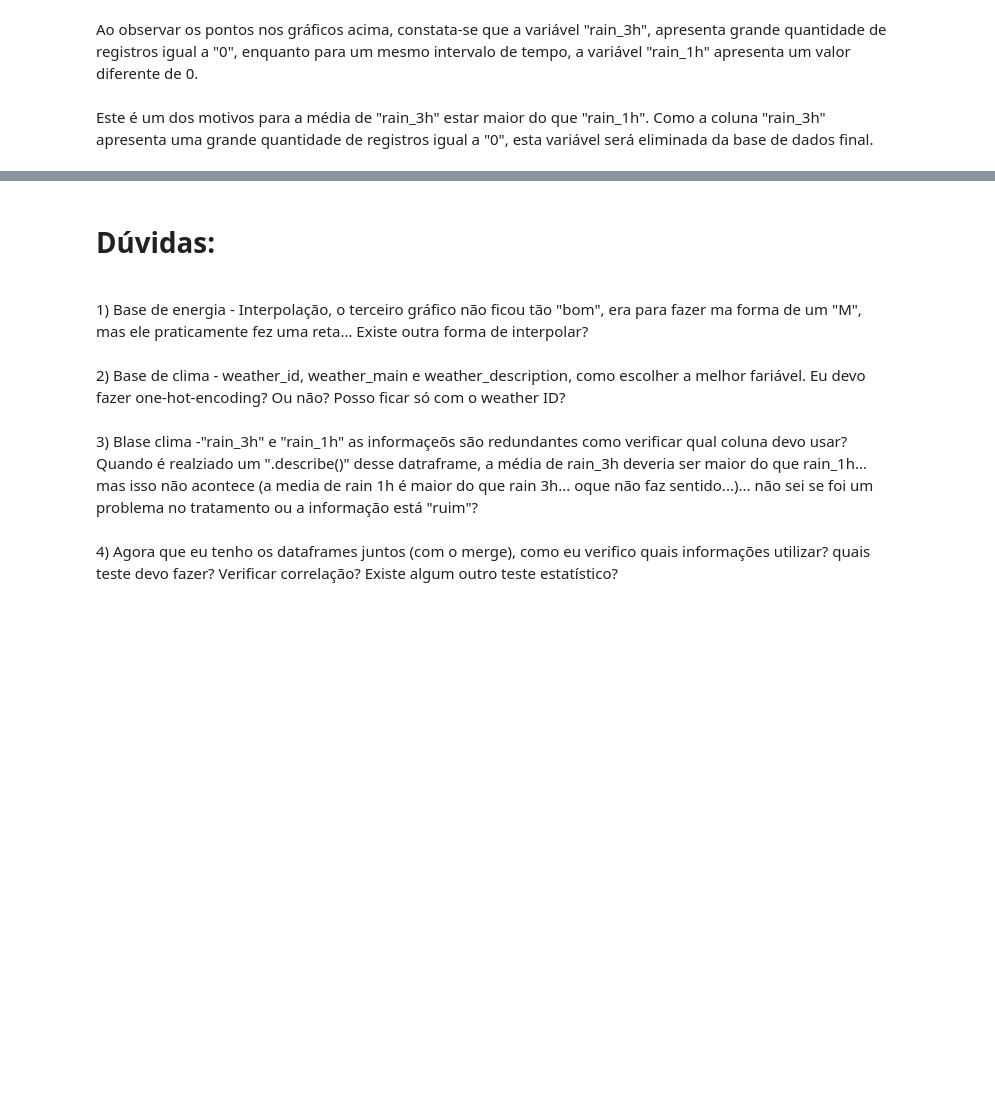
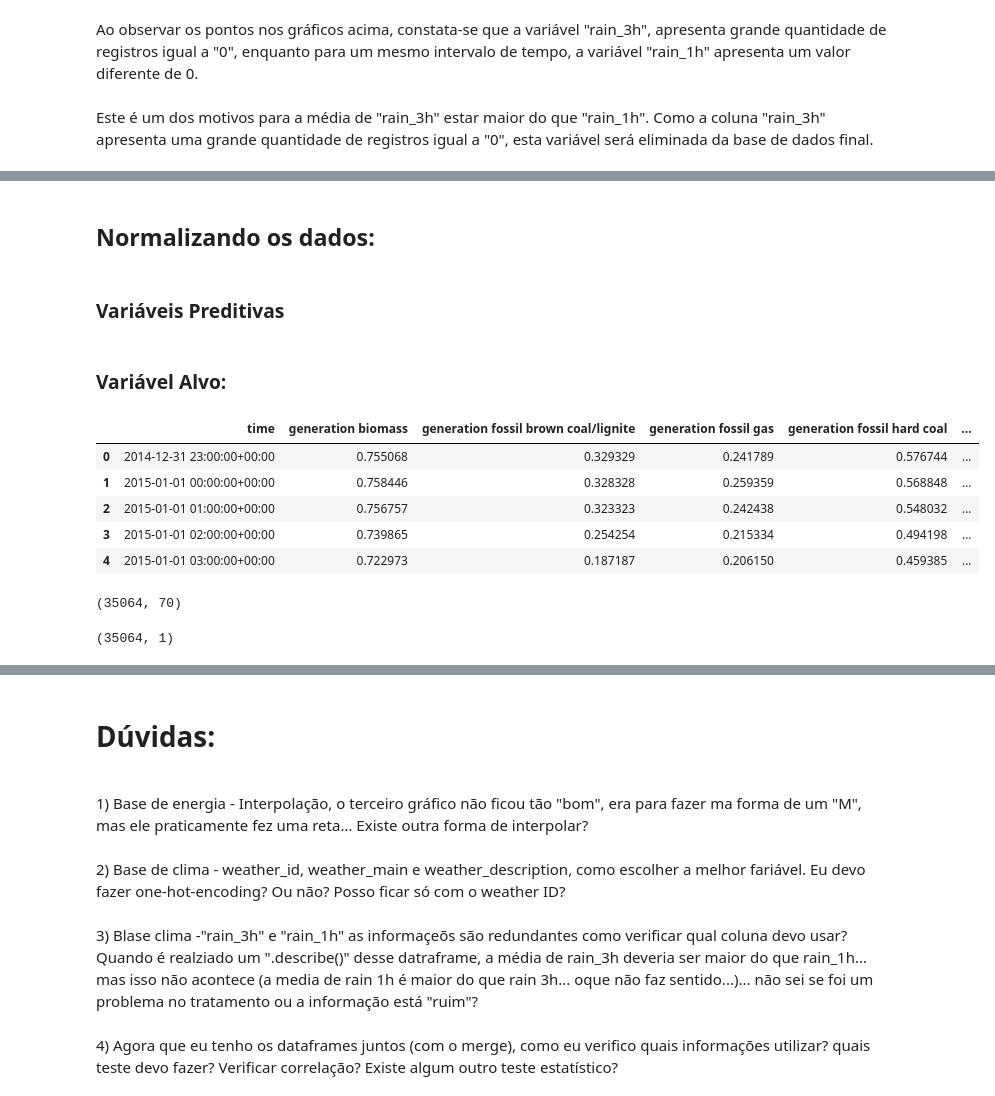
Before and after one commit to secretaria-ICA/Previsao_do_Preco_de_Energia, a Jupyter notebook: TCC_Energia.ipynb, the cells around one changed output, grey strips where cells are left out. Saved outputs shown, nothing was run; the diff lists cells and outputs as text; code cells hidden in the pictures; blank space fills up the shorter version.

```diff
--- a/TCC_Energia.ipynb
+++ b/TCC_Energia.ipynb
@@ -470,0 +474,3 @@ df_clima.shape
+# %%
+df_clima = df_clima.drop(['weather_description'], axis=1) # removendo a coluna weather_description
+df_clima.shape
@@ -994,0 +1047,29 @@ very heavy rain_Seville                             NaN
+# %% [markdown]
+## Normalizando os dados:
+# %% [markdown]
+### Variáveis Preditivas
+# %%
+# Selecionar todas as colunas do dataframe "df_variaveis_preditivas" com excessão da coluna "time" (contém o timestamp e não pode ser normalizado)
+df_variaveis_preditivas_sem_time = df_variaveis_preditivas.loc[:, df_variaveis_preditivas.columns != 'time']
+
+# Criar uma variável ("colunas_normalizar") contendo todos ons nomes das colunas do dataframe acima.
+colunas_normalizar = df_variaveis_preditivas_sem_time.columns.tolist()
+
+# Criando o modelo escalar Min Max:
+escala_preditivas = MinMaxScaler(feature_range=(0, 1))
+
+# treinar o modelo escalar acima apenas nas colunas que estão na lista "colunas_normalizar"). O método "fit_transform" retorna um objeto
+# do tipo "numpy.array", ele será convertido em um objeto "pd.DataFrame" que será salvo em uma variável de nome "df_v_predivas_normalizado"
+df_variaveis_preditivas_normalizado = pd.DataFrame(escala_preditivas.fit_transform(df_variaveis_preditivas[colunas_normalizar].copy()), columns = colunas_normalizar)
+old_shape = df_variaveis_preditivas.shape
+
+# exclui as colunas não normalizadas do "df_variaveis_preditivas"
+df_variaveis_preditivas.drop(colunas_normalizar, axis = 1, inplace = True)
+
+# adiciona as colunas normalizadas presentes no "df_variaveis_preditivas_normalizado" ao "v_preditivas"
+df_variaveis_preditivas = pd.concat([df_variaveis_preditivas, df_variaveis_preditivas_normalizado], axis= 1)
+
+# Realiza a valdiação, se der algo de errado é porque o processo de merge acima não funcionou
+assert old_shape == df_variaveis_preditivas.shape, "Erro Merge"
+# %% [markdown]
+### Variável Alvo:
@@ -994,0 +1083,17 @@ very heavy rain_Seville                             NaN
+# %%
+df_variaveis_preditivas.head()
+# %% [output]
+|  | time | generation biomass | generation fossil brown coal/lignite | generation fossil gas | generation fossil hard coal | ... |
+| 0 | 2014-12-31 23:00:00+00:00 | 0.755068 | 0.329329 | 0.241789 | 0.576744 | ... |
+| 1 | 2015-01-01 00:00:00+00:00 | 0.758446 | 0.328328 | 0.259359 | 0.568848 | ... |
+| 2 | 2015-01-01 01:00:00+00:00 | 0.756757 | 0.323323 | 0.242438 | 0.548032 | ... |
+| 3 | 2015-01-01 02:00:00+00:00 | 0.739865 | 0.254254 | 0.215334 | 0.494198 | ... |
+| 4 | 2015-01-01 03:00:00+00:00 | 0.722973 | 0.187187 | 0.206150 | 0.459385 | ... |
+# %%
+df_variaveis_preditivas.shape
+# %% [output]
+(35064, 70)
+# %%
+df_variavel_alvo_normalizado.shape
+# %% [output]
+(35064, 1)
```
Also changed, not shown: parts of 34 cells of this notebook.
